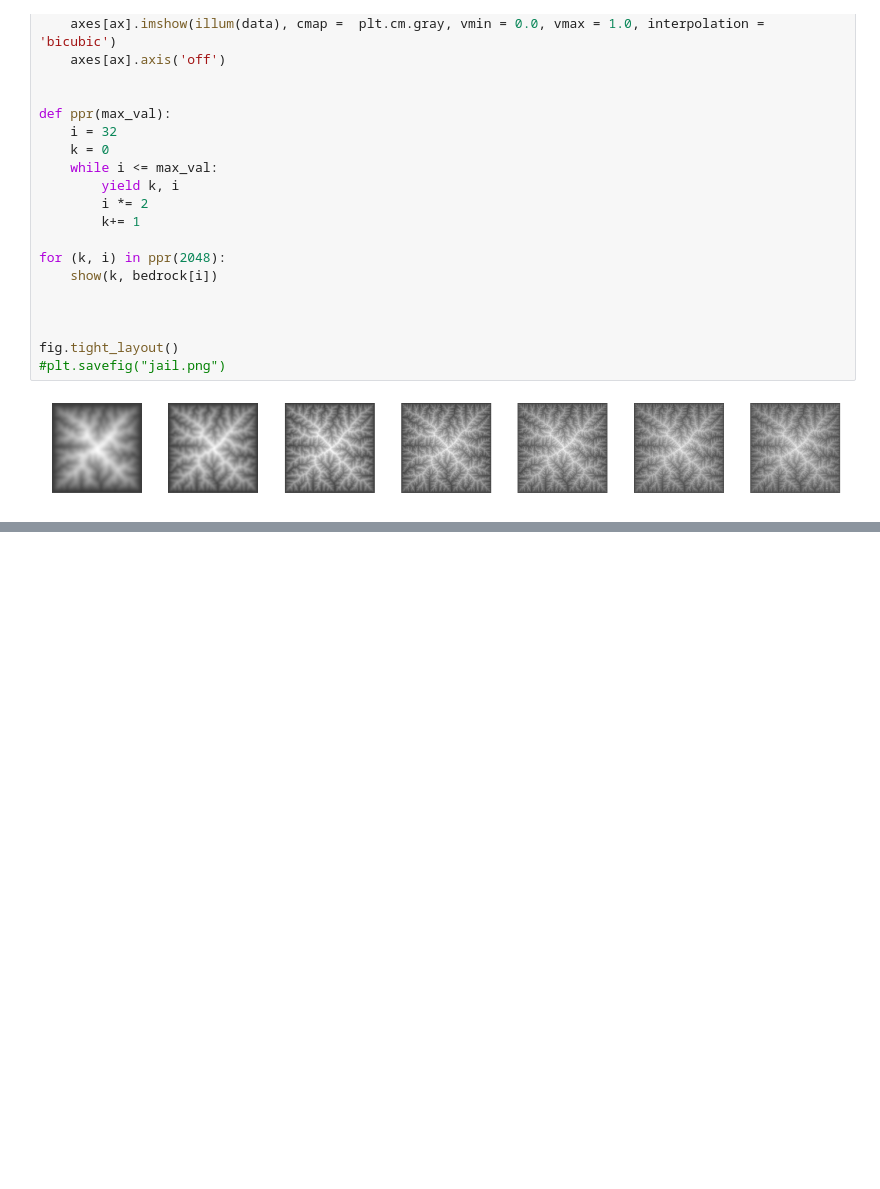
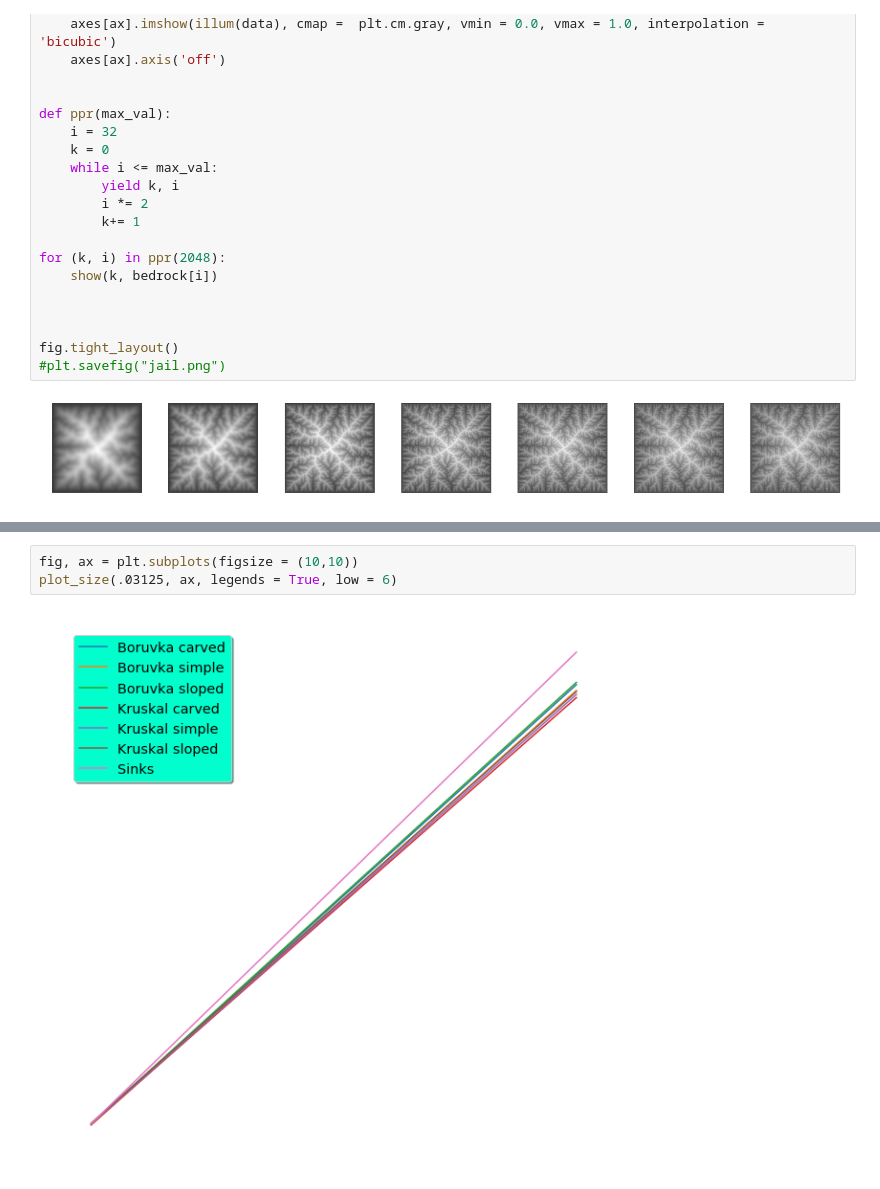
Before and after one commit to fastscape-lem/fastscapelib, a Jupyter notebook: examples/mountain.ipynb, the cells around one changed output, grey strips where cells are left out. Cells and saved outputs as stored; diff of their text form; blank space fills up the shorter version.

```diff
--- a/examples/mountain.ipynb
+++ b/examples/mountain.ipynb
@@ -100,0 +183,5 @@ fig.tight_layout()
+# %%
+fig, ax = plt.subplots(figsize = (10,10))
+plot_size(.03125, ax, legends = True, low = 6)
+# %% [output]
+[figure, added]
```
Also changed, not shown: parts of 6 cells of this notebook, 4 other files.
